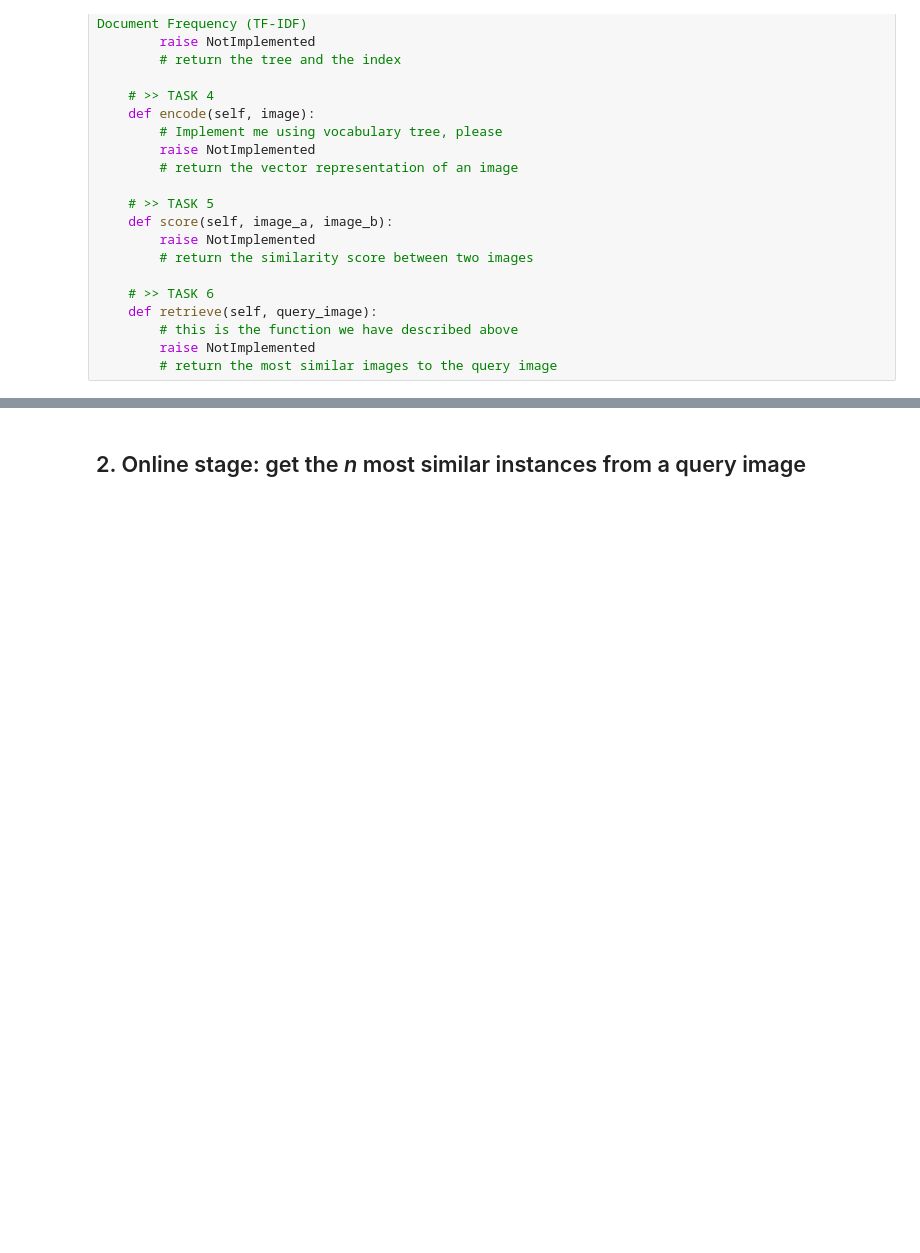
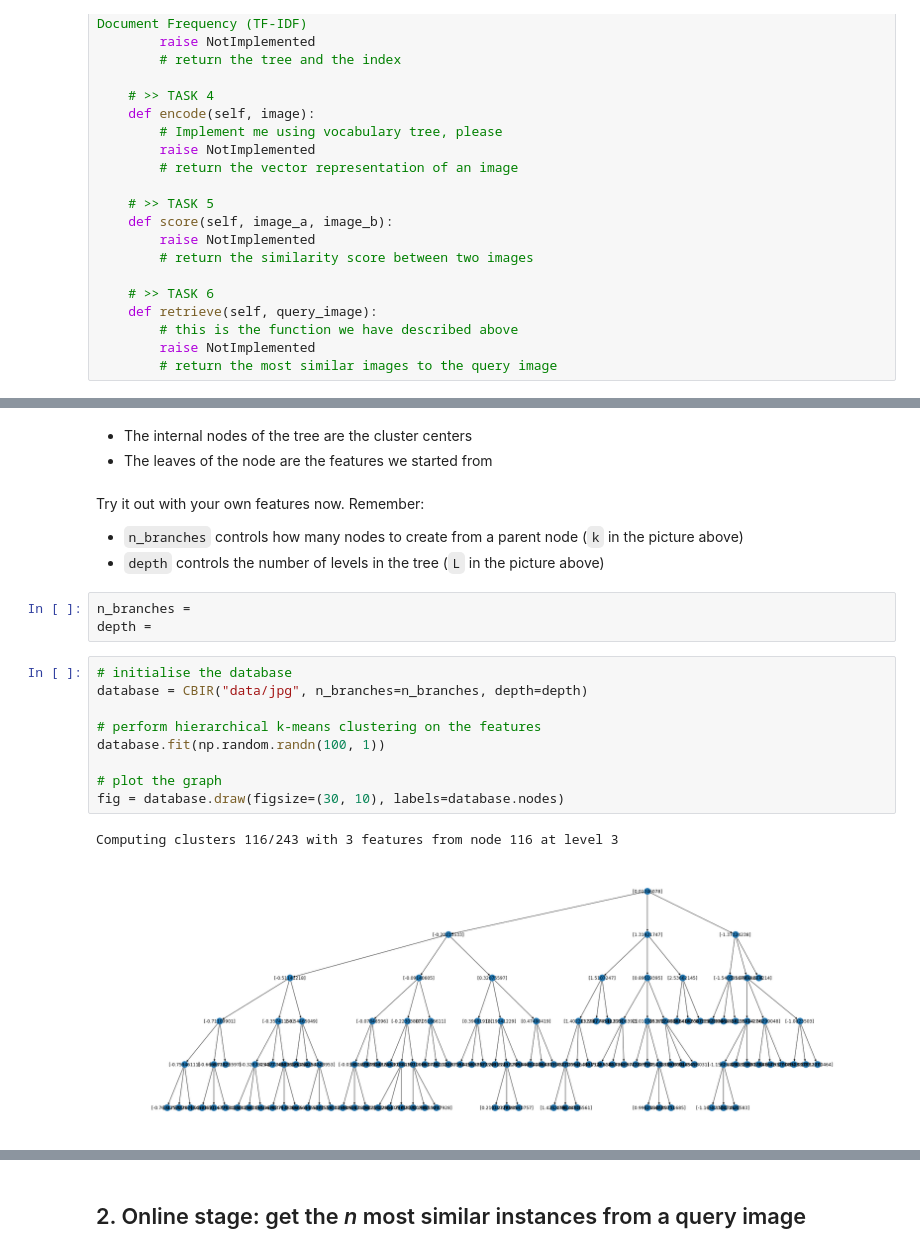
Before and after one commit to epignatelli/scalable-recognition-with-a-vocabulary-tree, a Jupyter notebook: 3. Create a vocabulary tree.ipynb, the cells around one changed output, grey strips where cells are left out. Cells and saved outputs as stored; diff of their text form; blank space fills up the shorter version.

```diff
--- a/3. Create a vocabulary tree.ipynb
+++ b/3. Create a vocabulary tree.ipynb
@@ -108 +118,23 @@ Computing clusters 4/4 with 2 features from node 4 at level 1
+# %% [markdown]
+- The internal nodes of the tree are the cluster centers
+- The leaves of the node are the features we started from
+# %% [markdown]
+Try it out with your own features now. Remember:
+- `n_branches` controls how many nodes to create from a parent node (`k` in the picture above)
+- `depth` controls the number of levels in the tree (`L` in the picture above)
+# %%
+n_branches =
+depth =
+# %%
+# initialise the database
+database = CBIR("data/jpg", n_branches=n_branches, depth=depth)
+
+# perform hierarchical k-means clustering on the features
+database.fit(np.random.randn(100, 1))
+
+# plot the graph
+fig = database.draw(figsize=(30, 10), labels=database.nodes)
+# %% [output]
+Computing clusters 116/243 with 3 features from node 116 at level 3
+[figure, added]
 # %% [markdown]
```
Also changed, not shown: parts of 25 cells of this notebook, 7 other files.
